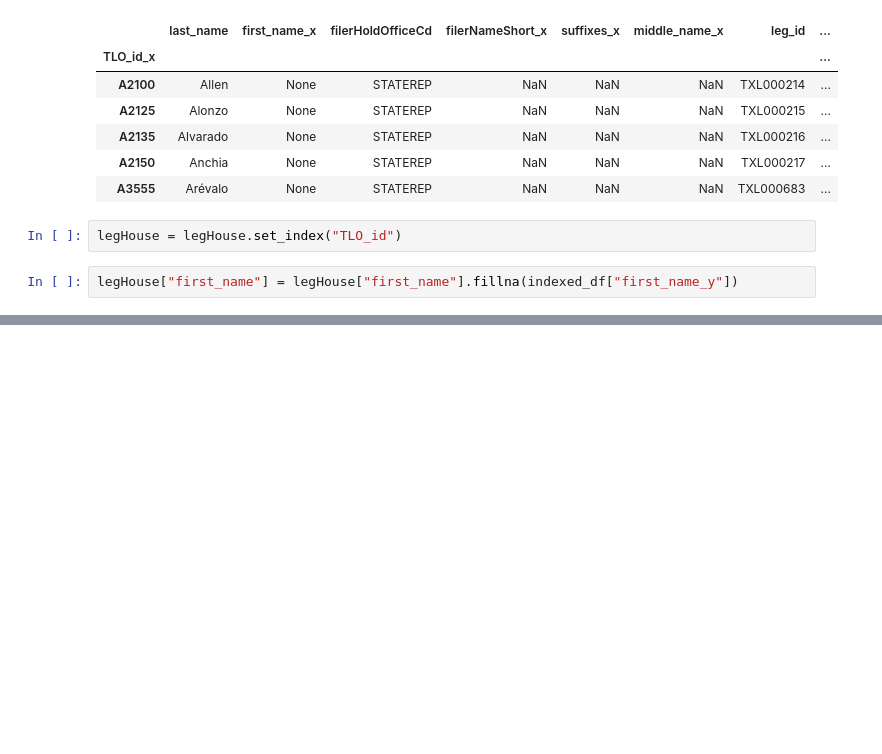
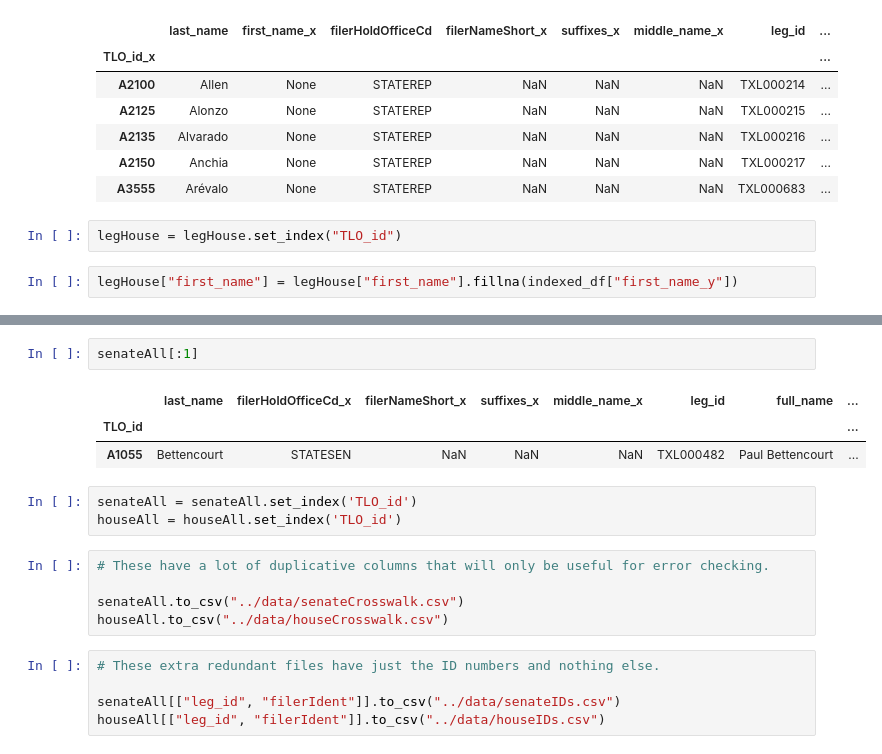
Before and after one commit to open-austin/influence-texas, a Jupyter notebook: notebooks/Legislator-Crosswalk.ipynb, the cells around one changed output, grey strips where cells are left out. Saved outputs shown, nothing was run; the diff lists cells and outputs as text; blank space fills up the shorter version.

```diff
--- a/notebooks/Legislator-Crosswalk.ipynb
+++ b/notebooks/Legislator-Crosswalk.ipynb
@@ -433,0 +388,19 @@ answerShort.to_csv("../data/senateCrosswalk.csv")
+# %%
+senateAll[:1]
+# %% [output]
+|  | last_name | filerHoldOfficeCd_x | filerNameShort_x | suffixes_x | middle_name_x | leg_id | full_name | ... |
+| TLO_id |  |  |  |  |  |  |  | ... |
+| A1055 | Bettencourt | STATESEN | NaN | NaN | NaN | TXL000482 | Paul Bettencourt | ... |
+# %%
+senateAll = senateAll.set_index('TLO_id')
+houseAll = houseAll.set_index('TLO_id')
+# %%
+# These have a lot of duplicative columns that will only be useful for error checking.
+
+senateAll.to_csv("../data/senateCrosswalk.csv")
+houseAll.to_csv("../data/houseCrosswalk.csv")
+# %%
+# These extra redundant files have just the ID numbers and nothing else.
+
+senateAll[["leg_id", "filerIdent"]].to_csv("../data/senateIDs.csv")
+houseAll[["leg_id", "filerIdent"]].to_csv("../data/houseIDs.csv")
```
Also changed, not shown: parts of 50 cells of this notebook, 2 other files.
